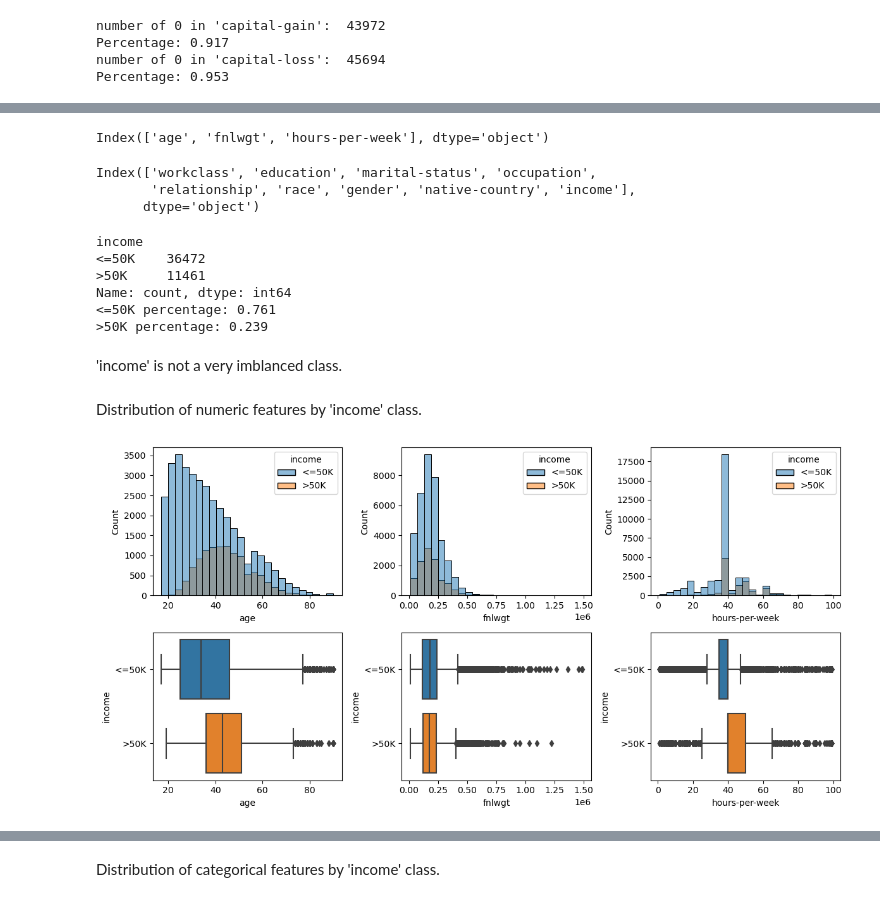
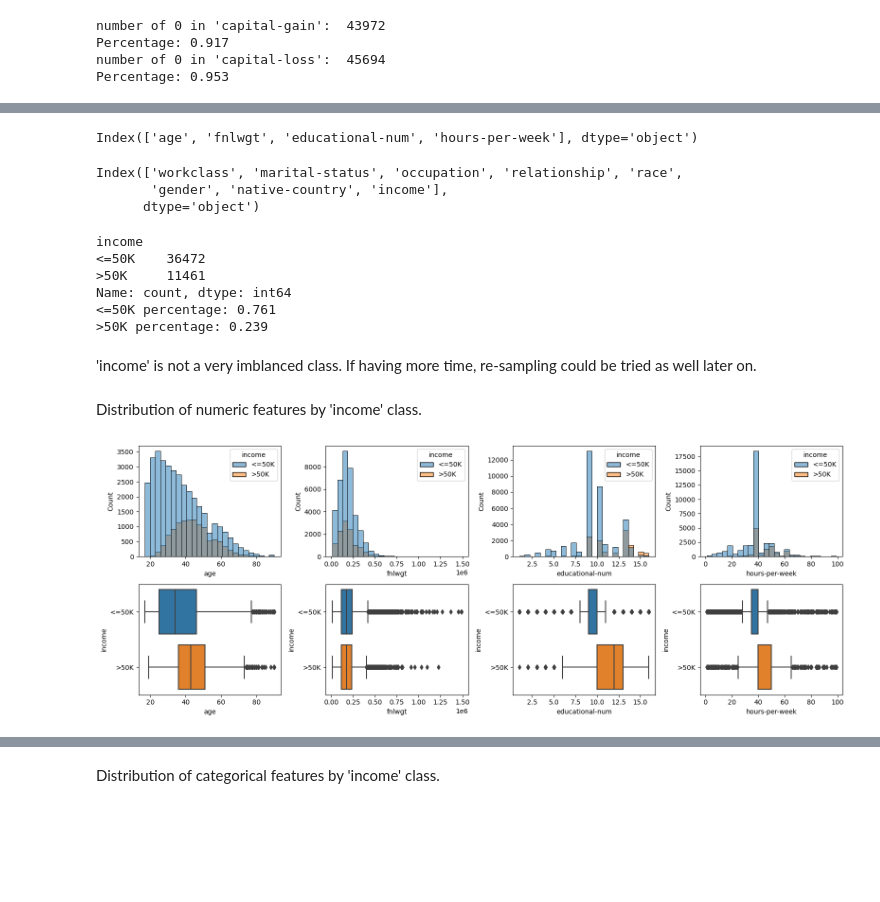
Before and after one commit to jhsshen/dsc_projects, a Jupyter notebook: Unit 27/adult_income.ipynb, the cells around one changed output, grey strips where cells are left out. Cells and saved outputs as stored; diff of their text form; code cells hidden in the pictures; blank space fills up the shorter version.

```diff
--- a/Unit 27/adult_income.ipynb
+++ b/Unit 27/adult_income.ipynb
@@ -237,8 +237,8 @@ Percentage: 0.917
 number of 0 in 'capital-loss':  45694
 Percentage: 0.953
 # %%
-# Majority of 'capital-gain' and 'capital-loss' are 0, they can be dropped together with 'educational-num'.
-income.drop(['educational-num', 'capital-gain', 'capital-loss'], axis=1, inplace=True)
+# Majority of 'capital-gain' and 'capital-loss' are 0, they can be dropped together with 'education'.
+income.drop(['education', 'capital-gain', 'capital-loss'], axis=1, inplace=True)
 # %%
 income.info()
 # %% [output]
@@ -264,12 +264,12 @@ memory usage: 4.8+ MB
 # %%
 income.select_dtypes(include='int64').columns
 # %% [output]
-Index(['age', 'fnlwgt', 'hours-per-week'], dtype='object')
+Index(['age', 'fnlwgt', 'educational-num', 'hours-per-week'], dtype='object')
 # %%
 income.select_dtypes(include='object').columns
 # %% [output]
-Index(['workclass', 'education', 'marital-status', 'occupation',
-       'relationship', 'race', 'gender', 'native-country', 'income'],
+Index(['workclass', 'marital-status', 'occupation', 'relationship', 'race',
+       'gender', 'native-country', 'income'],
       dtype='object')
 # %%
 # Check 'income' values and percentages.
@@ -284,26 +284,26 @@ Name: count, dtype: int64
 <=50K percentage: 0.761
 >50K percentage: 0.239
 # %% [markdown]
-'income' is not a very imblanced class.
+'income' is not a very imblanced class. If having more time, re-sampling could be tried as well later on.
 # %% [markdown]
 Distribution of numeric features by 'income' class.
 # %%
 # Create histogram and boxplots of numeric features grouped by 'income' categories
-fig, ax = plt.subplots(nrows=2, ncols=3, figsize=(12, 6))
+fig, ax = plt.subplots(nrows=2, ncols=4, figsize=(16, 6))
 
 # Loop through each column and plot the histograms
 for i, colname in enumerate(income.select_dtypes(include='int64').columns):
-    col = i % 3
+    col = i % 4
 
     sns.histplot(data=income, x=colname, hue='income', bins=25, alpha=0.5, ax=ax[0, col])
     ax[0, col].set_xlabel(colname)
 
     sns.boxplot(data=income, x=colname, y='income', ax=ax[1, col])
     ax[1, col].set_xlabel(colname)
     ax[1, col].set_ylabel('income')
 
 # Adjust the layout and show plots
 plt.tight_layout()
 plt.show()
 # %% [output]
-[figure, old version]
+[figure, new version]
```
Also changed, not shown: parts of 27 cells of this notebook.
